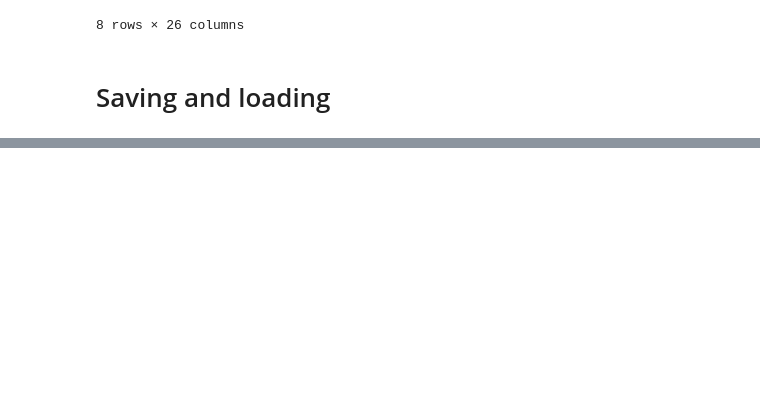
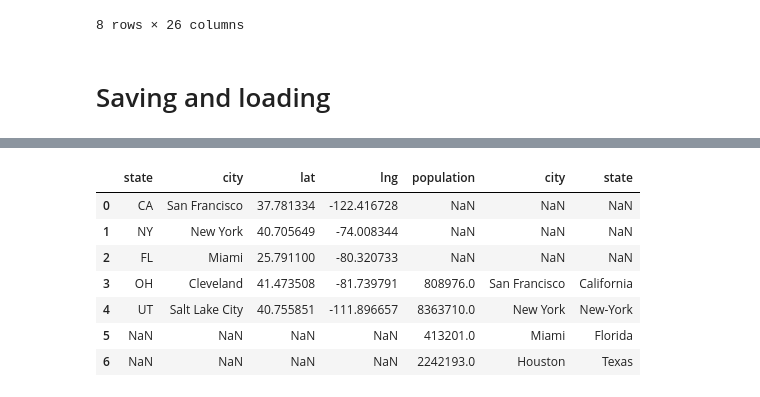
Before and after one commit to nswekosk/hands-on-machine-learning-practice, a Jupyter notebook: Pandas_Practice.ipynb, the cells around one changed output, grey strips where cells are left out. Cells and saved outputs as stored; diff of their text form; code cells hidden in the pictures; blank space fills up the shorter version.

```diff
--- a/Pandas_Practice.ipynb
+++ b/Pandas_Practice.ipynb
@@ -1351,0 +1428,10 @@ large_df.describe()
+# %%
+city_loc = pd.DataFrame(
+    [
+        ["CA", "San Francisco", 37.781334, -122.416728],
+        ["NY", "New York", 40.705649, -74.008344],
+        ["FL", "Miami", 25.791100, -80.320733],
+        ["OH", "Cleveland", 41.473508, -81.739791],
+        ["UT", "Salt Lake City", 40.755851, -111.896657]
+    ], columns=["state", "city", "lat", "lng"])
+city_loc
@@ -1351,0 +1445,9 @@ large_df.describe()
+# %%
+city_pop = pd.DataFrame(
+    [
+        [808976, "San Francisco", "California"],
+        [8363710, "New York", "New-York"],
+        [413201, "Miami", "Florida"],
+        [2242193, "Houston", "Texas"]
+    ], index=[3,4,5,6], columns=["population", "city", "state"])
+city_pop
@@ -1351,0 +1538,11 @@ large_df.describe()
+# %%
+pd.concat([city_loc, city_pop], axis=1)
+# %% [output]
+|  | state | city | lat | lng | population | city | state |
+| 0 | CA | San Francisco | 37.781334 | -122.416728 | NaN | NaN | NaN |
+| 1 | NY | New York | 40.705649 | -74.008344 | NaN | NaN | NaN |
+| 2 | FL | Miami | 25.791100 | -80.320733 | NaN | NaN | NaN |
+| 3 | OH | Cleveland | 41.473508 | -81.739791 | 808976.0 | San Francisco | California |
+| 4 | UT | Salt Lake City | 40.755851 | -111.896657 | 8363710.0 | New York | New-York |
+| 5 | NaN | NaN | NaN | NaN | 413201.0 | Miami | Florida |
+| 6 | NaN | NaN | NaN | NaN | 2242193.0 | Houston | Texas |
```
Also changed, not shown: parts of 27 cells of this notebook.
